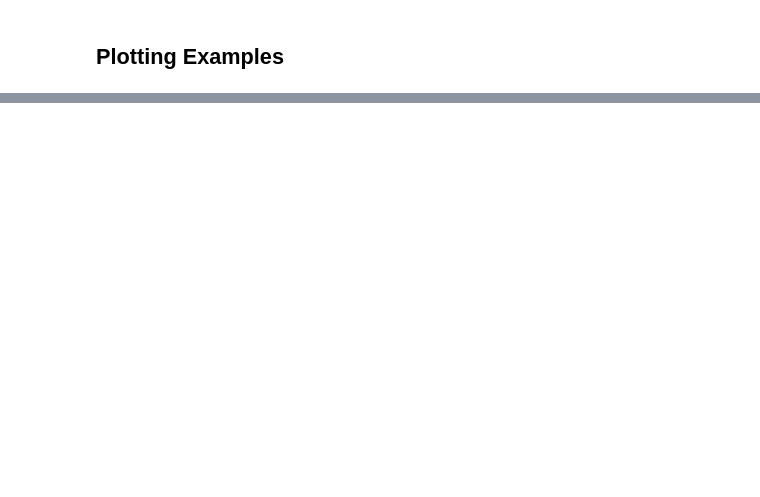
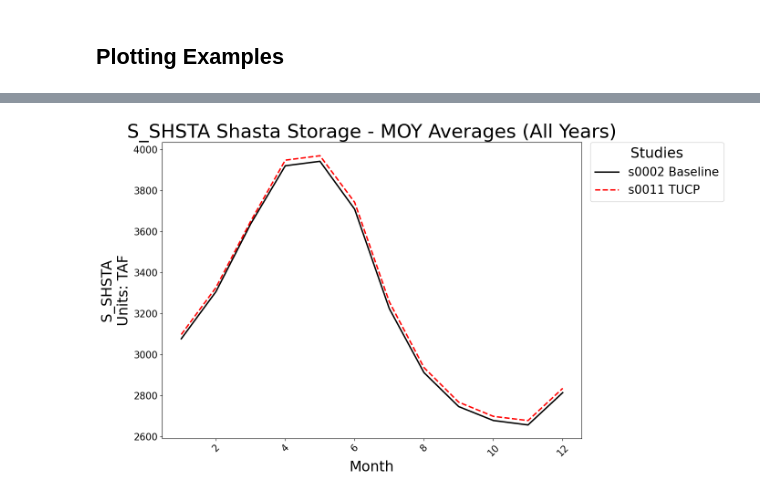
Before and after one commit to maramahmedd/coeqwal, a Jupyter notebook: notebooks/Metrics020525.ipynb, the cells around one changed output, grey strips where cells are left out. Cells and saved outputs as stored; diff of their text form; code cells hidden in the pictures; blank space fills up the shorter version.

```diff
--- a/notebooks/Metrics020525.ipynb
+++ b/notebooks/Metrics020525.ipynb
@@ -372,0 +179,13 @@ pu.plot_moy_averages(DEL_CVP_TOTAL_N_df, xLab = 'Month of Year', pTitle = 'Month
+# %%
+pu.plot_moy_averages(
+    shasta_taf_df,
+    xLab="Month",
+    pTitle="Shasta Storage - MOY Averages (All Years)",
+    study_list=[2,11],
+    scenario_styles=scenario_styles_baseline_tucp,
+    pSave=True,
+    fPath=plots_path,
+    fTitle="shasta_moy_all"
+)
+# %% [output]
+[figure, added]
```
Also changed, not shown: parts of 38 cells of this notebook, 2 other files.
